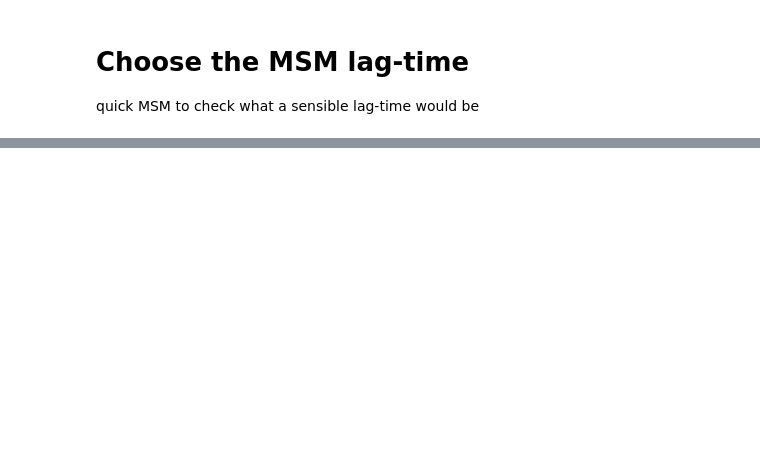
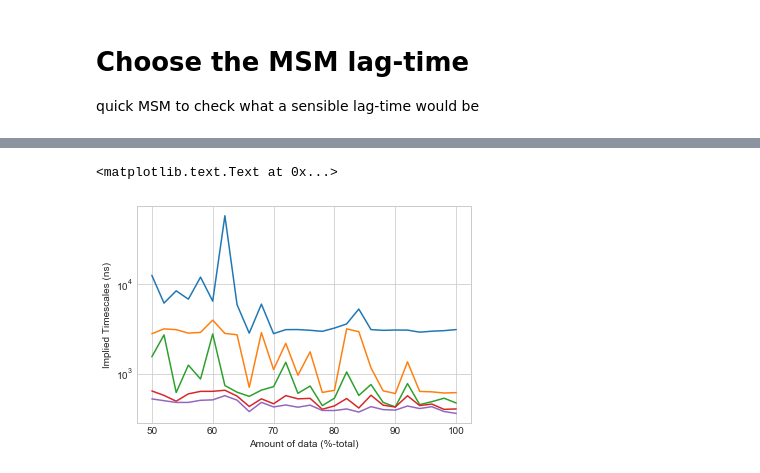
Before and after one commit to RobertArbon/optimize-fs-peptide, a Jupyter notebook: Misc/Villin.ipynb, the cells around one changed output, grey strips where cells are left out. Saved outputs shown, nothing was run; the diff lists cells and outputs as text; code cells hidden in the pictures; blank space fills up the shorter version.

```diff
--- a/Misc/Villin.ipynb
+++ b/Misc/Villin.ipynb
@@ -15,5 +16,24 @@ from glob import glob
 
 top = '/Users/robert_arbon/Google Drive/Research/Hyperparameter_Optimisation/Code/Data/Villin/top_prot.pdb'
 traj_paths = glob('/Users/robert_arbon/Google Drive/Research/Hyperparameter_Optimisation/Code/Data/Villin/*.xtc')
-
-trajs = [load(traj, top=top) for traj in traj_paths]
+stride=4
+trajs = [load(traj, top=top, stride=stride) for traj in traj_paths]
+# %%
+ntimescales=5
+to_ns=0.5*stride
+steps = [('features', AlphaAngleFeaturizer()),
+        ('tica',  tICA(n_components=9, lag_time=int(22/to_ns), kinetic_mapping=True)),
+        ('cluster', MiniBatchKMedoids(n_clusters=654, random_state=42)),
+        ('msm', MarkovStateModel(n_timescales=ntimescales, lag_time=int(50/to_ns), verbose=True))]
+pipe = Pipeline(steps)
+# %%
+import numpy as np
+quantiles = np.arange(50, 101, 2)
+ntimescales=5
+timescales = np.zeros((quantiles.shape[0], ntimescales))
+N = len(trajs)
+for idx, quant in enumerate(quantiles):
+    print(quant, end=', ')
+    q = int(N/100*quant)
+    pipe.fit(trajs[:q])
+    timescales[idx] = pipe.named_steps['msm'].timescales_[:ntimescales]
@@ -19,0 +58,13 @@ trajs = [load(traj, top=top) for traj in traj_paths]
+# %%
+%matplotlib inline
+import seaborn as sns
+import matplotlib.pyplot as plt
+for i in range(ntimescales):
+    plt.plot(quantiles, timescales.T[i]*to_ns)
+
+plt.yscale('log')
+plt.ylabel('Implied Timescales (ns)')
+plt.xlabel('Amount of data (%-total)')
+# %% [output]
+<matplotlib.text.Text at 0x...>
+[figure, added]
```
Also changed, not shown: parts of 25 cells of this notebook, 33 other files.
